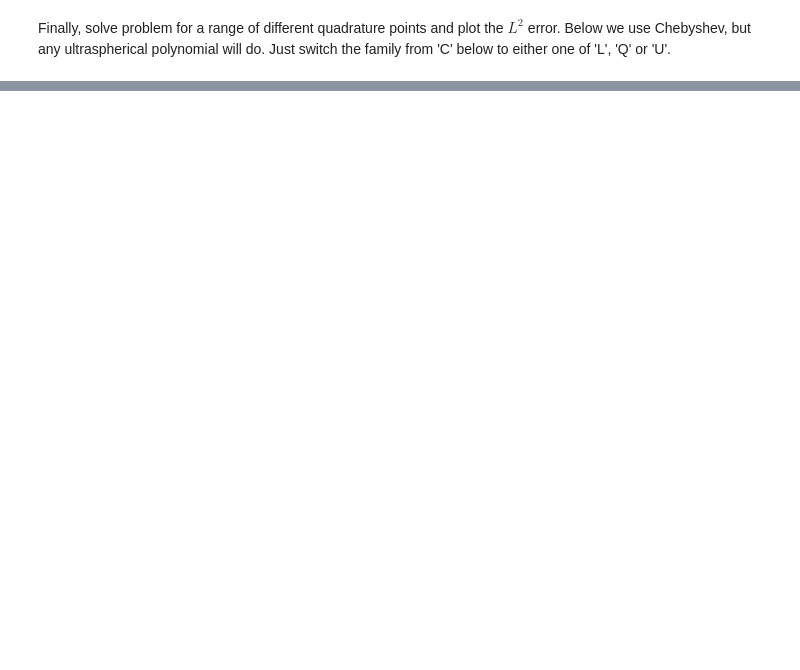
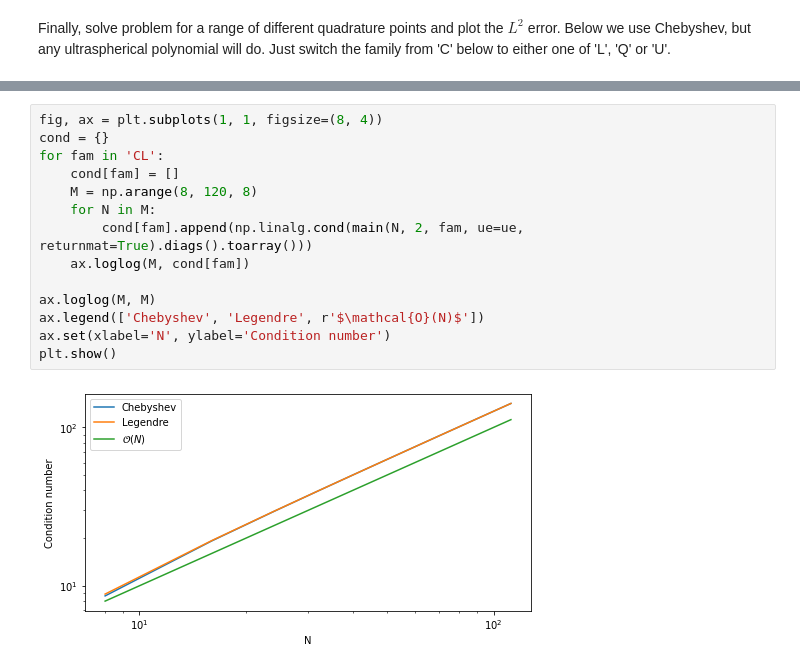
Before and after one commit to spectralDNS/PG-paper-2022, a Jupyter notebook: binder/Section-4.3.1.ipynb, the cells around one changed output, grey strips where cells are left out. Cells and saved outputs as stored; diff of their text form; blank space fills up the shorter version.

```diff
--- a/binder/Section-4.3.1.ipynb
+++ b/binder/Section-4.3.1.ipynb
@@ -172,0 +187,16 @@ plt.show()
+# %%
+fig, ax = plt.subplots(1, 1, figsize=(8, 4))
+cond = {}
+for fam in 'CL':
+    cond[fam] = []
+    M = np.arange(8, 120, 8)
+    for N in M:
+        cond[fam].append(np.linalg.cond(main(N, 2, fam, ue=ue, returnmat=True).diags().toarray()))
+    ax.loglog(M, cond[fam])
+
+ax.loglog(M, M)
+ax.legend(['Chebyshev', 'Legendre', r'$\mathcal{O}(N)$'])
+ax.set(xlabel='N', ylabel='Condition number')
+plt.show()
+# %% [output]
+[figure, added]
```
Also changed, not shown: parts of 10 cells of this notebook, 4 other files.
